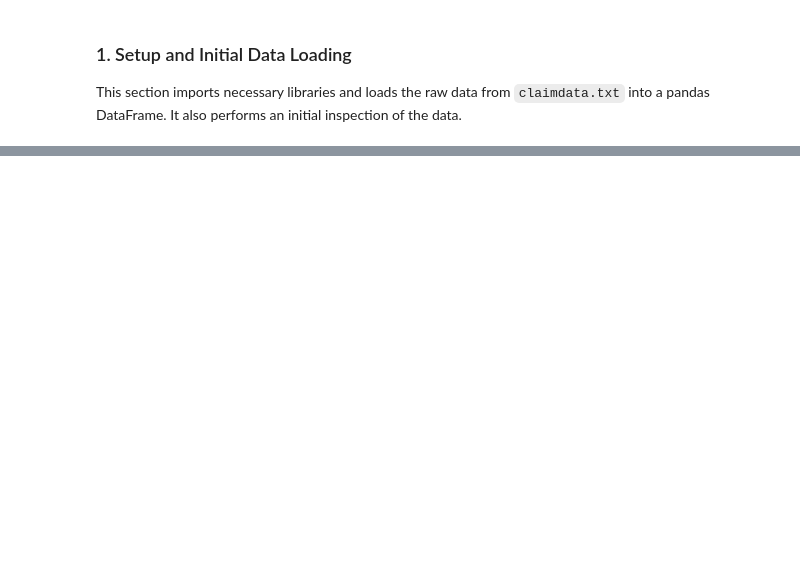
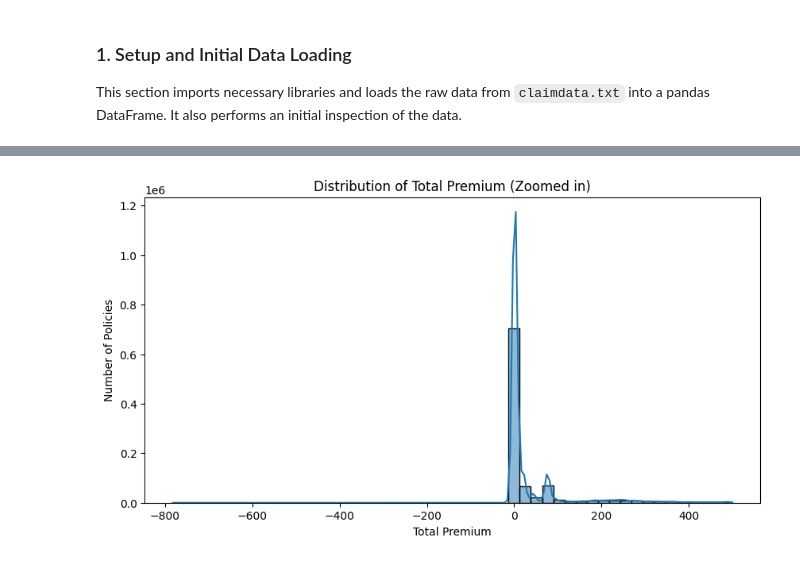
Before and after one commit to Habtu32/insurance_risk_analytics, a Jupyter notebook: notebooks/EDA.ipynb, the cells around one changed output, grey strips where cells are left out. Cells and saved outputs as stored; diff of their text form; code cells hidden in the pictures; blank space fills up the shorter version.

```diff
--- a/notebooks/EDA.ipynb
+++ b/notebooks/EDA.ipynb
@@ -232,0 +108,9 @@ plt.show()
+# %%
+plt.figure(figsize=(10,5))
+sns.histplot(df[df['TotalPremium'] < 500]['TotalPremium'], bins=50, kde=True)
+plt.title('Distribution of Total Premium (Zoomed in)')
+plt.xlabel('Total Premium')
+plt.ylabel('Number of Policies')
+plt.show()
+# %% [output]
+[figure, added]
```
Also changed, not shown: parts of 31 cells of this notebook.
